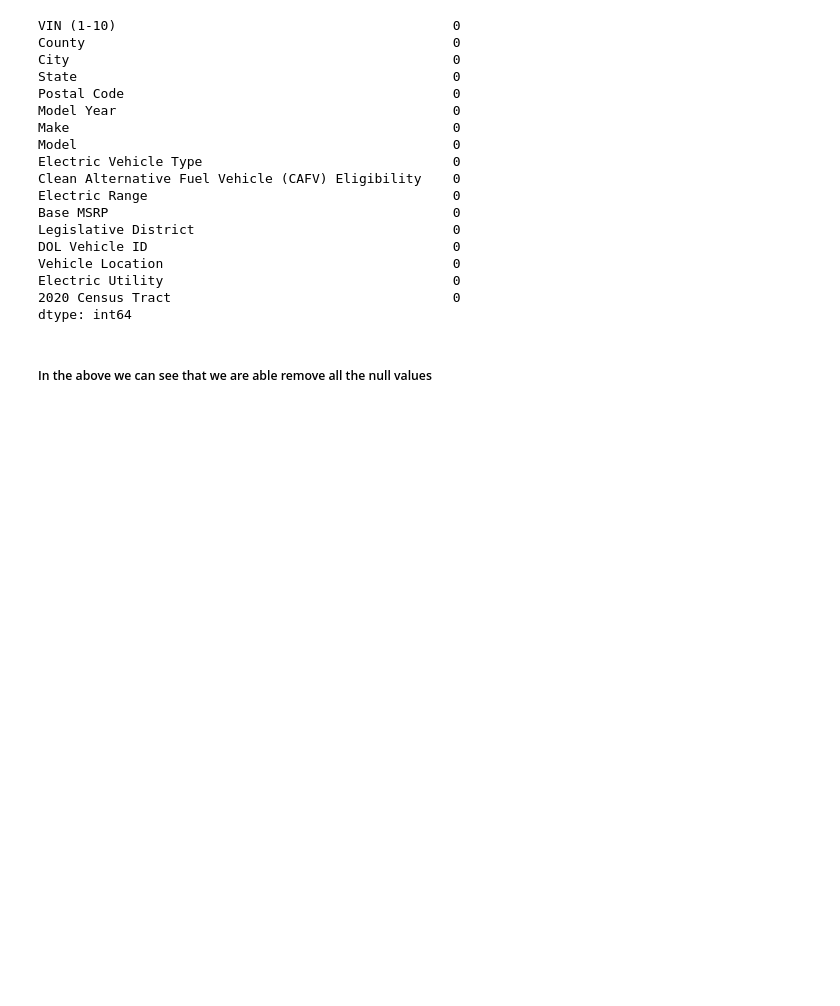
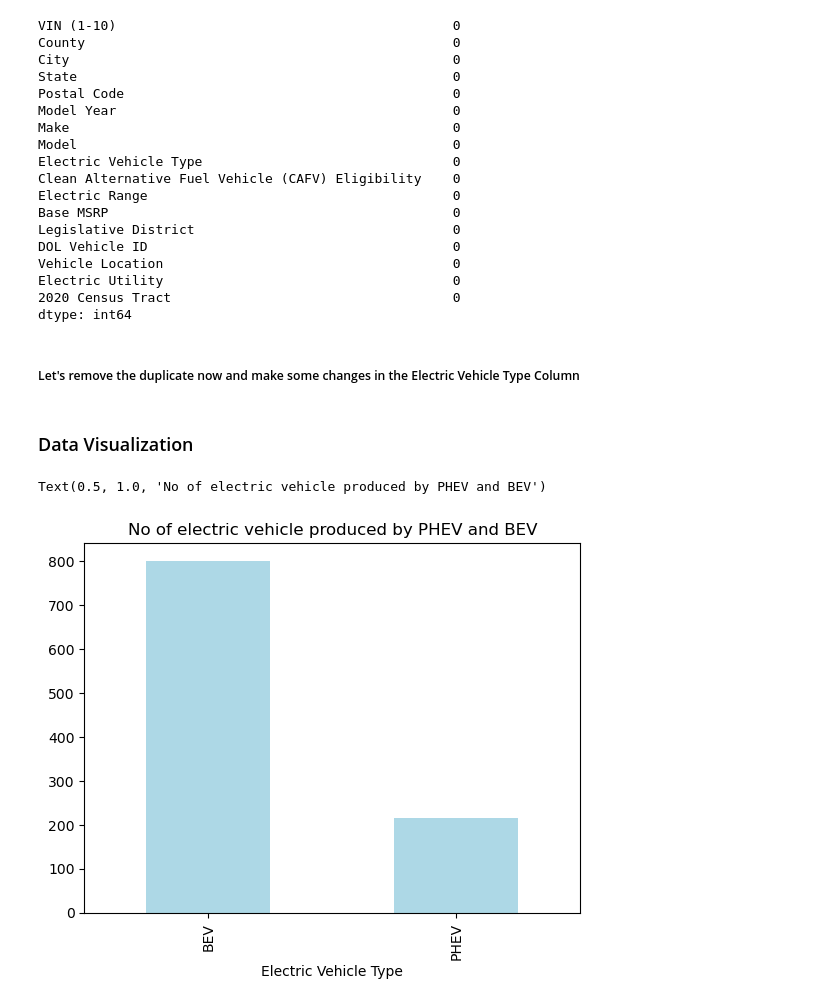
Before and after one commit to rahulbora-45/projectFirst, a Jupyter notebook: ProjectPython.ipynb, the cells around one changed output. Saved outputs shown, nothing was run; the diff lists cells and outputs as text; code cells hidden in the pictures; blank space fills up the shorter version.

Commit message:
Started with visualization

```diff
--- a/ProjectPython.ipynb
+++ b/ProjectPython.ipynb
@@ -124,4 +124,26 @@ Electric Utility                                     0
 2020 Census Tract                                    0
 dtype: int64
 # %% [markdown]
-##### In the above we can see that we  are able remove all the null values
+##### Let's remove the duplicate now and make some changes in the Electric Vehicle Type Column
+# %%
+df.drop_duplicates(inplace=True)
+# %%
+df['Model Year'] = df['Model Year'].astype(int)
+
+def simplify_ev_type(ev_type):
+    if ev_type == 'Battery Electric Vehicle (BEV)':
+        return 'BEV'
+    elif ev_type == 'Plug-in Hybrid Electric Vehicle (PHEV)':
+        return 'PHEV'
+    else:
+        return ev_type
+
+df['Electric Vehicle Type'] = df['Electric Vehicle Type'].apply(simplify_ev_type)
+# %% [markdown]
+### Data Visualization
+# %%
+df['Electric Vehicle Type'].value_counts().plot(kind='bar', color='lightblue')
+plt.title("No of electric vehicle produced by PHEV and BEV")
+# %% [output]
+Text(0.5, 1.0, 'No of electric vehicle produced by PHEV and BEV')
+[figure, added]
```
Also changed, not shown: parts of 7 cells of this notebook, 1 other file.
